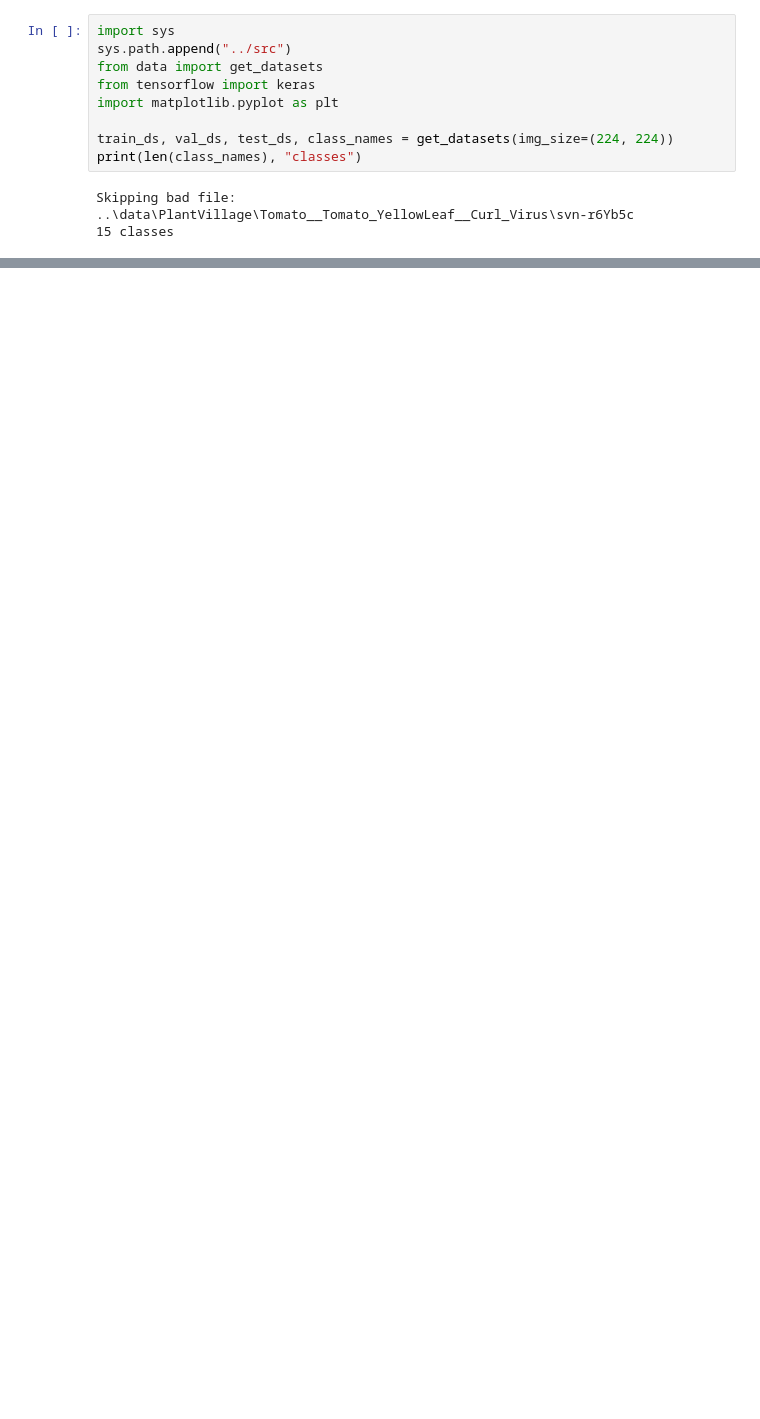
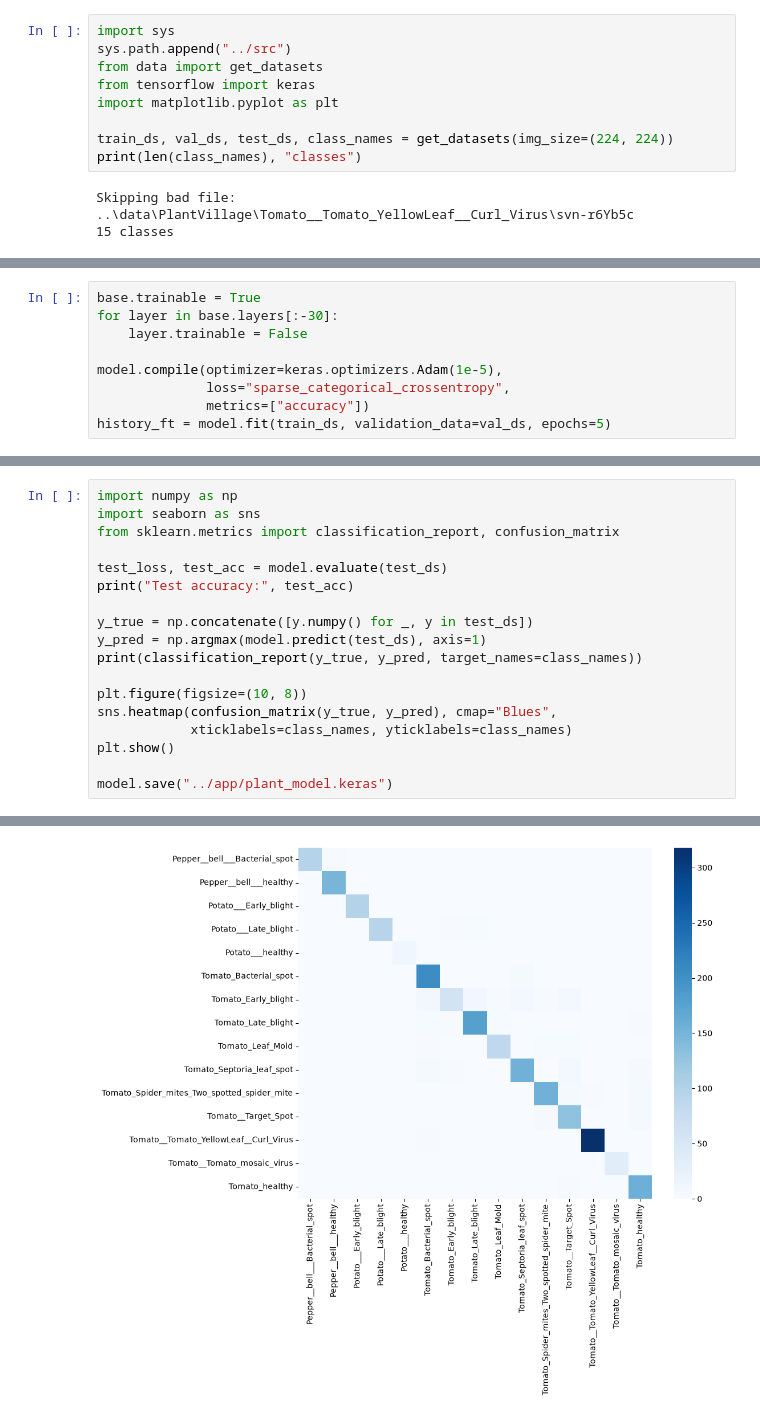
Before and after one commit to advaithkd/plant-disease-detection, a Jupyter notebook: notebooks/04_transfer_learning.ipynb, the cells around one changed output, grey strips where cells are left out. Cells and saved outputs as stored; diff of their text form; blank space fills up the shorter version.

Commit message:
Add fine tuning, test evaluation and final results

```diff
--- a/notebooks/04_transfer_learning.ipynb
+++ b/notebooks/04_transfer_learning.ipynb
@@ -62,0 +62,9 @@ plt.show()
+# %%
+base.trainable = True
+for layer in base.layers[:-30]:
+    layer.trainable = False
+
+model.compile(optimizer=keras.optimizers.Adam(1e-5),
+              loss="sparse_categorical_crossentropy",
+              metrics=["accuracy"])
+history_ft = model.fit(train_ds, validation_data=val_ds, epochs=5)
@@ -62,0 +82,19 @@ plt.show()
+# %%
+import numpy as np
+import seaborn as sns
+from sklearn.metrics import classification_report, confusion_matrix
+
+test_loss, test_acc = model.evaluate(test_ds)
+print("Test accuracy:", test_acc)
+
+y_true = np.concatenate([y.numpy() for _, y in test_ds])
+y_pred = np.argmax(model.predict(test_ds), axis=1)
+print(classification_report(y_true, y_pred, target_names=class_names))
+
+plt.figure(figsize=(10, 8))
+sns.heatmap(confusion_matrix(y_true, y_pred), cmap="Blues",
+            xticklabels=class_names, yticklabels=class_names)
+plt.show()
+
+model.save("../app/plant_model.keras")
+# %% [output]
@@ -62,0 +118 @@ plt.show()
+[figure, added]
```
Also changed, not shown: parts of 7 cells of this notebook, 2 other files.
